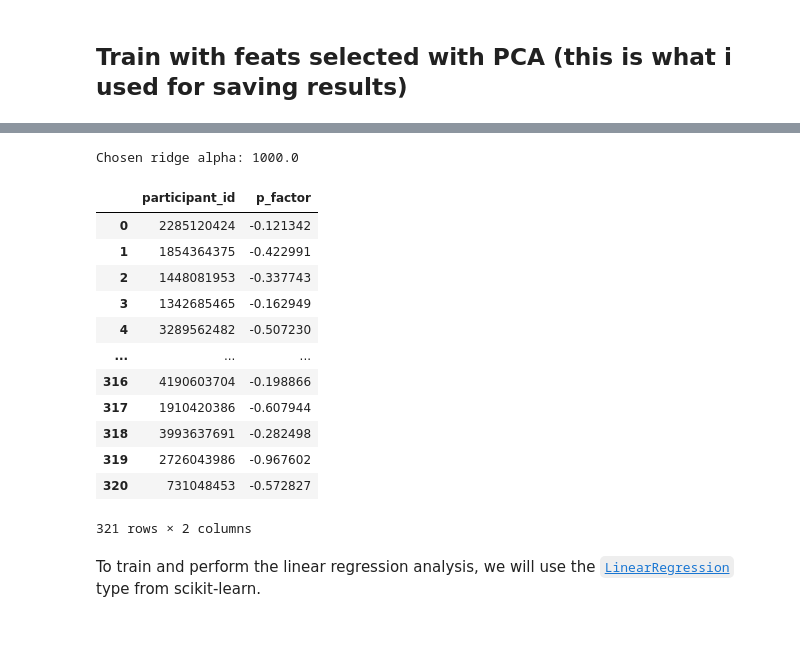
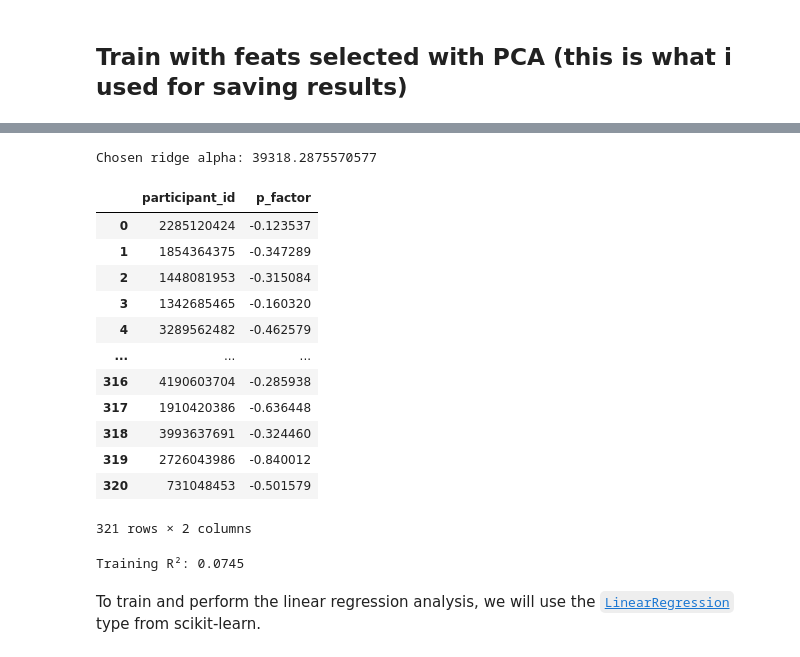
Before and after one commit to Neurohackademy2026/nh2026-week1-project, a Jupyter notebook: analysis.ipynb, the cells around one changed output, grey strips where cells are left out. Drawn from its saved outputs; the diff is of its cells as text; code cells hidden in the pictures.

```diff
--- a/analysis.ipynb
+++ b/analysis.ipynb
@@ -827,48 +845,60 @@ GridSearchCV(cv=5,
 # %%
 # --- Fit final model on all training data ---
 feature_cols = [c for c in train_vars.columns if c not in ['participant_id', 'p_factor']]
 
 X_train = train_vars[feature_cols].values
 y_train = train_vars['p_factor'].values
 
 # same pipeline structure as before, refit on ALL training subjects
 final_pipe = Pipeline([
     ('impute', SimpleImputer(strategy='mean')),
     ('scale', StandardScaler()),
     ('pca', PCA(n_components=20)),   # or grid.best_params_['pca__n_components'] if you used GridSearchCV
-    ('ridge', RidgeCV(alphas=np.logspace(-3, 3, 20)))
+    ('ridge', RidgeCV(alphas=np.logspace(-5, 5, 75)))
 ])
 final_pipe.fit(X_train, y_train)
 
 print(f"Chosen ridge alpha: {final_pipe.named_steps['ridge'].alpha_}")
 
 # --- Predict on test data ---
 X_test = test_vars[feature_cols].values
 test_preds = final_pipe.predict(X_test)
 
 # --- Save predictions ---
 predictions_df = pd.DataFrame({
     'participant_id': test_vars['participant_id'].values,
     'p_factor': test_preds
 })
 
-predictions_df.to_csv('test_predictions.csv', index=False)
+predictions_df.to_csv('results/Alder_107.csv', index=False)
 predictions_df
 # %% [output]
-Chosen ridge alpha: 1000.0
+Chosen ridge alpha: 39318.2875570577
 |  | participant_id | p_factor |
-| 0 | 2285120424 | -0.121342 |
-| 1 | 1854364375 | -0.422991 |
-| 2 | 1448081953 | -0.337743 |
-| 3 | 1342685465 | -0.162949 |
-| 4 | 3289562482 | -0.507230 |
+| 0 | 2285120424 | -0.123537 |
+| 1 | 1854364375 | -0.347289 |
+| 2 | 1448081953 | -0.315084 |
+| 3 | 1342685465 | -0.160320 |
+| 4 | 3289562482 | -0.462579 |
 | ... | ... | ... |
-| 316 | 4190603704 | -0.198866 |
-| 317 | 1910420386 | -0.607944 |
-| 318 | 3993637691 | -0.282498 |
-| 319 | 2726043986 | -0.967602 |
-| 320 | 731048453 | -0.572827 |
+| 316 | 4190603704 | -0.285938 |
+| 317 | 1910420386 | -0.636448 |
+| 318 | 3993637691 | -0.324460 |
+| 319 | 2726043986 | -0.840012 |
+| 320 | 731048453 | -0.501579 |
 321 rows × 2 columns
+# %%
+from sklearn.metrics import r2_score
+
+# Training predictions
+train_preds = final_pipe.predict(X_train)
+
+# Training R²
+train_r2 = r2_score(y_train, train_preds)
+
+print(f"Training R²: {train_r2:.4f}")
+# %% [output]
+Training R²: 0.0745
 # %% [markdown]
 To train and perform the linear regression analysis, we will use the
 [`LinearRegression`](https://scikit-learn.org/stable/modules/generated/sklearn.linear_model.LinearRegression.html)
```
Also changed, not shown: parts of 3 cells of this notebook.
